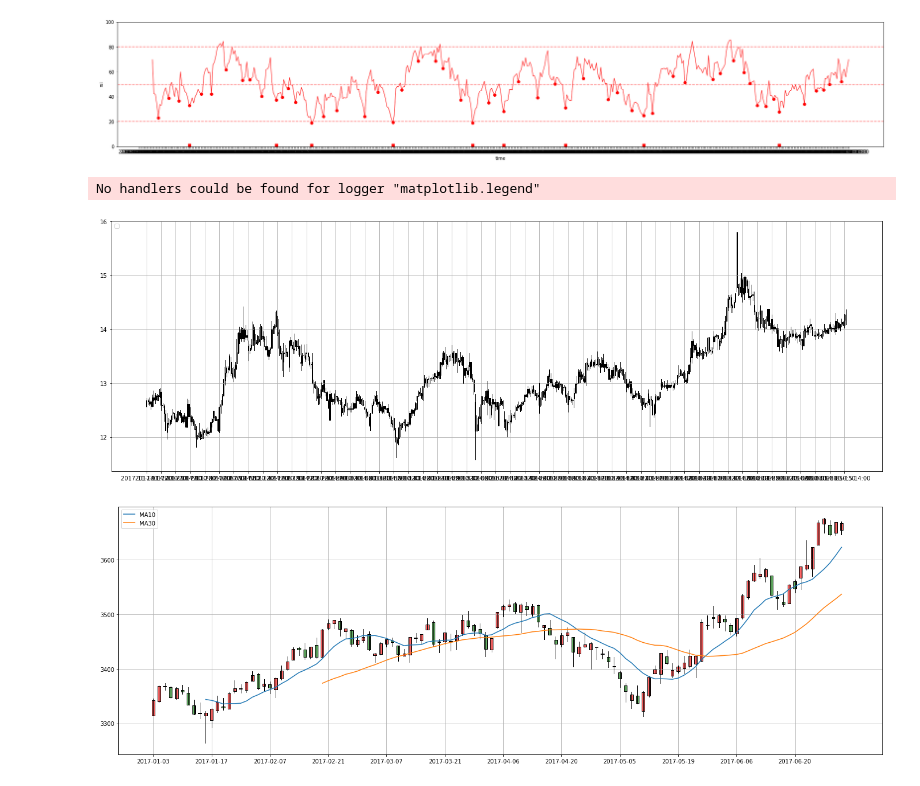
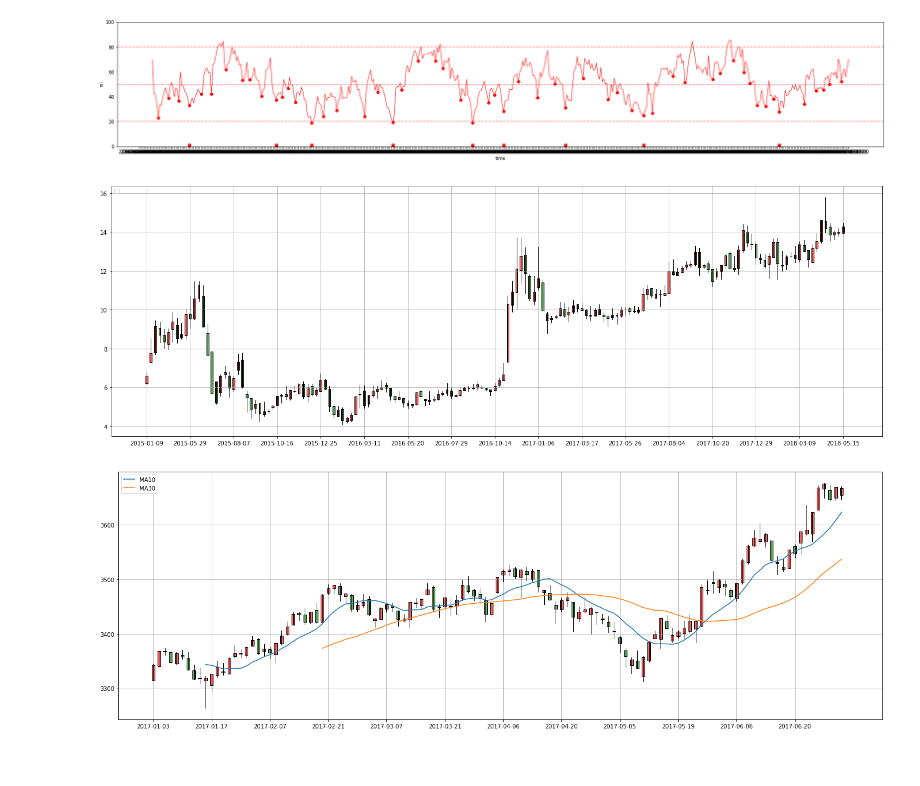
Before and after one commit to huanghan/notebook-01, a Jupyter notebook: tushareAPI.ipynb, the cells around one changed output. Drawn from its saved outputs; the diff is of its cells as text; code cells hidden in the pictures.

```diff
--- a/tushareAPI.ipynb
+++ b/tushareAPI.ipynb
@@ -70,23 +70,19 @@ plt.plot(rsi_Low_Low.index.values,rsi_Low_Low.values-rsi_Low_Low.values+1,'s',co
 [<matplotlib.lines.Line2D at 0x...>]
 [figure]
 # %%
-data = ts.get_k_data('002408', ktype='60',autype="qfq",index=False,start='2017-01-01', end='2017-06-31')
+data = ts.get_k_data('002408', ktype='w',autype="qfq",index=False,start='2015-01-01', end='2018-05-15')
 #绘制K线图
 
 fig = plt.figure(figsize=(24, 8))
 ax = fig.add_subplot(1, 1, 1)
 ax.set_xticks(range(0, len(data['date']), 10))
 ax.set_xticklabels(data['date'][::10])
-
 ax.legend(loc='upper left')
 
-mpf.candlestick2_ochl(ax, data['open'], data['close'], data['high'], data['low'],
-                     width=0.5, colorup='r', colordown='green',
-                     alpha=0.6)
+mpf.candlestick2_ochl(ax, data['open'], data['close'], data['high'], data['low'],width=0.5, colorup='r', colordown='green',alpha=0.6)
 plt.grid()
 # %% [output]
-No handlers could be found for logger "matplotlib.legend"
-[figure, old version]
+[figure, new version]
 # %%
 data = ts.get_k_data('399300', index=True, start='2017-01-01', end='2017-06-31')
 sma_10 = talib.SMA(np.array(data['close']), 10)
```
